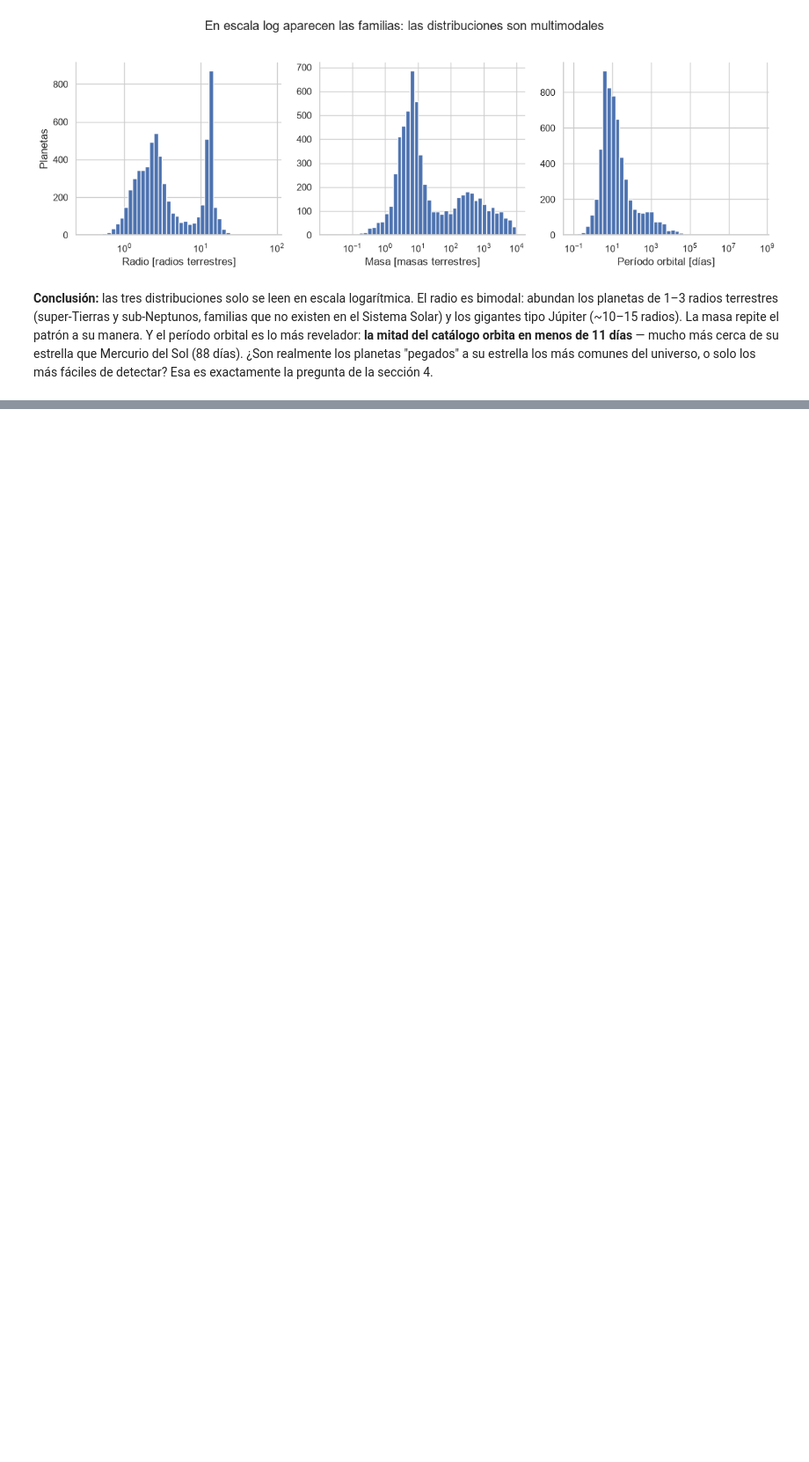
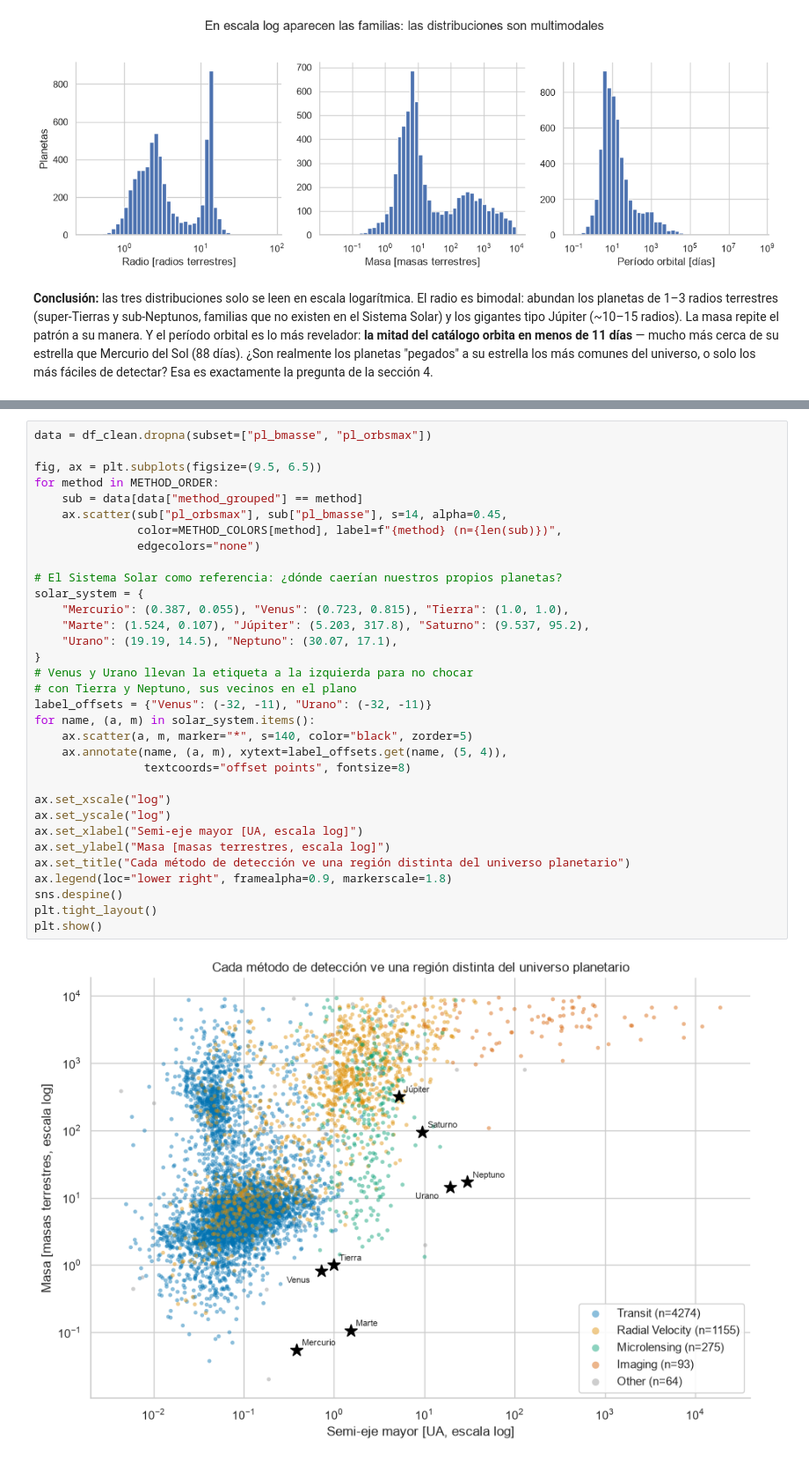
Before and after one commit to Nachuwu/exoplanet-eda, a Jupyter notebook: notebooks/exoplanet-eda.ipynb, the cells around one changed output, grey strips where cells are left out. Shown at 88% size. Drawn from its saved outputs; the diff is of its cells as text; blank space fills up the shorter version.

```diff
--- a/notebooks/exoplanet-eda.ipynb
+++ b/notebooks/exoplanet-eda.ipynb
@@ -410,0 +537,35 @@ de la sección 4.
+# %%
+data = df_clean.dropna(subset=["pl_bmasse", "pl_orbsmax"])
+
+fig, ax = plt.subplots(figsize=(9.5, 6.5))
+for method in METHOD_ORDER:
+    sub = data[data["method_grouped"] == method]
+    ax.scatter(sub["pl_orbsmax"], sub["pl_bmasse"], s=14, alpha=0.45,
+               color=METHOD_COLORS[method], label=f"{method} (n={len(sub)})",
+               edgecolors="none")
+
+# El Sistema Solar como referencia: ¿dónde caerían nuestros propios planetas?
+solar_system = {
+    "Mercurio": (0.387, 0.055), "Venus": (0.723, 0.815), "Tierra": (1.0, 1.0),
+    "Marte": (1.524, 0.107), "Júpiter": (5.203, 317.8), "Saturno": (9.537, 95.2),
+    "Urano": (19.19, 14.5), "Neptuno": (30.07, 17.1),
+}
+# Venus y Urano llevan la etiqueta a la izquierda para no chocar
+# con Tierra y Neptuno, sus vecinos en el plano
+label_offsets = {"Venus": (-32, -11), "Urano": (-32, -11)}
+for name, (a, m) in solar_system.items():
+    ax.scatter(a, m, marker="*", s=140, color="black", zorder=5)
+    ax.annotate(name, (a, m), xytext=label_offsets.get(name, (5, 4)),
+                textcoords="offset points", fontsize=8)
+
+ax.set_xscale("log")
+ax.set_yscale("log")
+ax.set_xlabel("Semi-eje mayor [UA, escala log]")
+ax.set_ylabel("Masa [masas terrestres, escala log]")
+ax.set_title("Cada método de detección ve una región distinta del universo planetario")
+ax.legend(loc="lower right", framealpha=0.9, markerscale=1.8)
+sns.despine()
+plt.tight_layout()
+plt.show()
+# %% [output]
+[figure, added]
```
Also changed, not shown: parts of 10 cells of this notebook.
